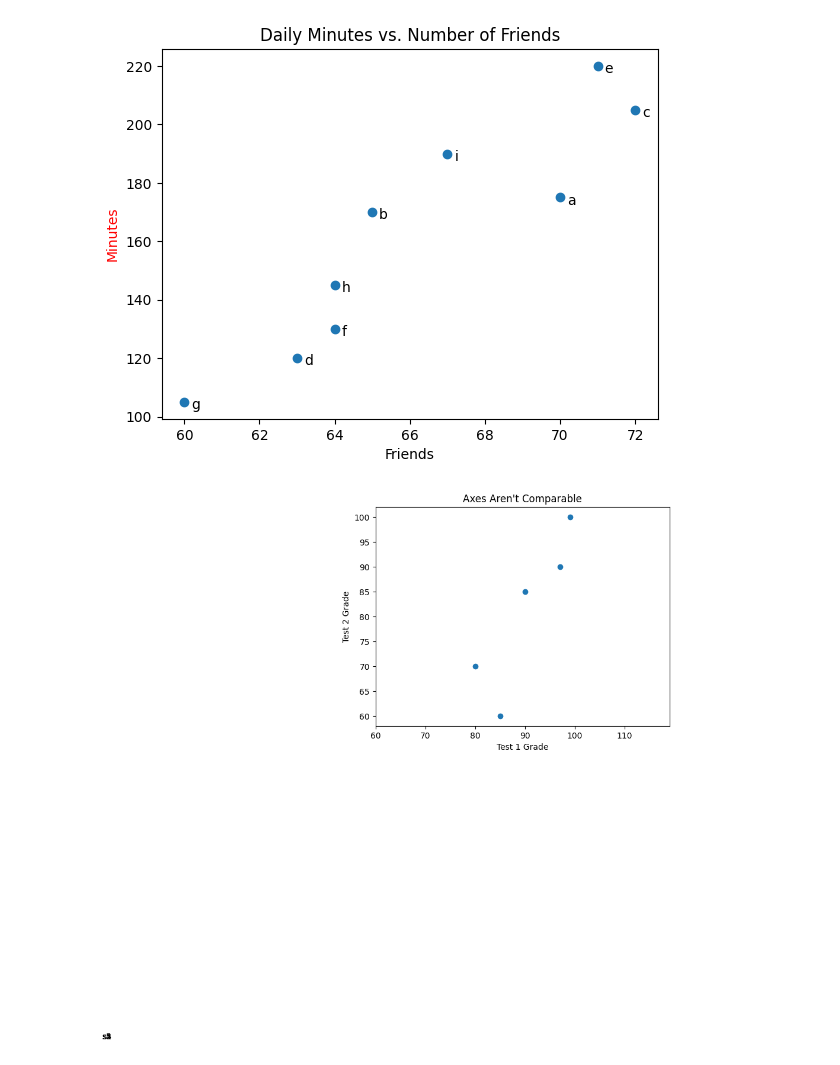
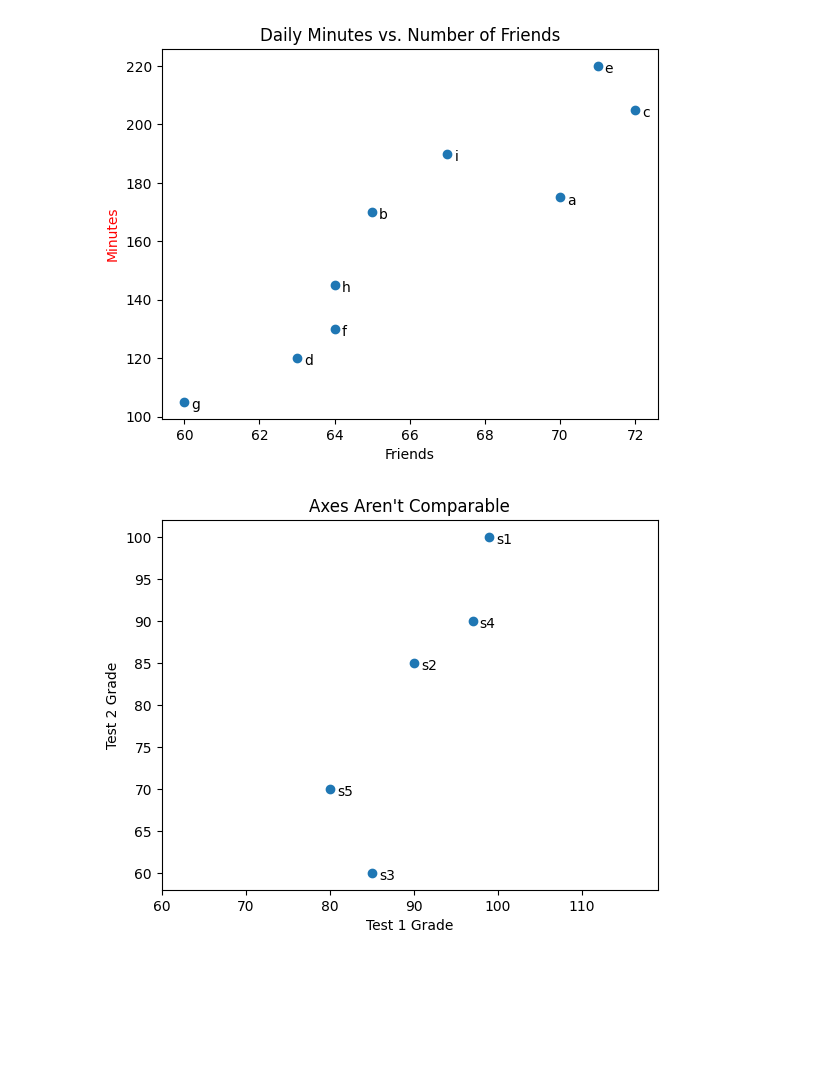
Before and after one commit to keshu-bara/DataScienceStuffs, a Jupyter notebook: DataVisulization.ipynb, the cells around one changed output. Cells and saved outputs as stored; diff of their text form; code cells hidden in the pictures; blank space fills up the shorter version.

```diff
--- a/DataVisulization.ipynb
+++ b/DataVisulization.ipynb
@@ -140,18 +140,18 @@ plt.show()
 # %%
 #misleading axis using plt.axis("equal")
 
 test_1_grades = [ 99, 90, 85, 97, 80]
 test_2_grades = [100, 85, 60, 90, 70]
 labels = ['s1','s2','s3', 's4', 's5']
 
 plt.scatter(test_1_grades, test_2_grades)
 plt.title("Axes Aren't Comparable")
 plt.xlabel("Test 1 Grade")
 plt.ylabel("Test 2 Grade")
 plt.axis('equal')
 
 for label , x_corr , y_corr in zip(labels,test_1_grades,test_2_grades):
-    plt.annotate(label,xy= (x_corr,y_corr),xytext = (5,-5),textc)
+    plt.annotate(label,xy= (x_corr,y_corr),xytext = (5,-5),textcoords = 'offset points')
 plt.show()
 # %% [output]
-[figure, old version]
+[figure, new version]
```
Also changed, not shown: 1 other file.
